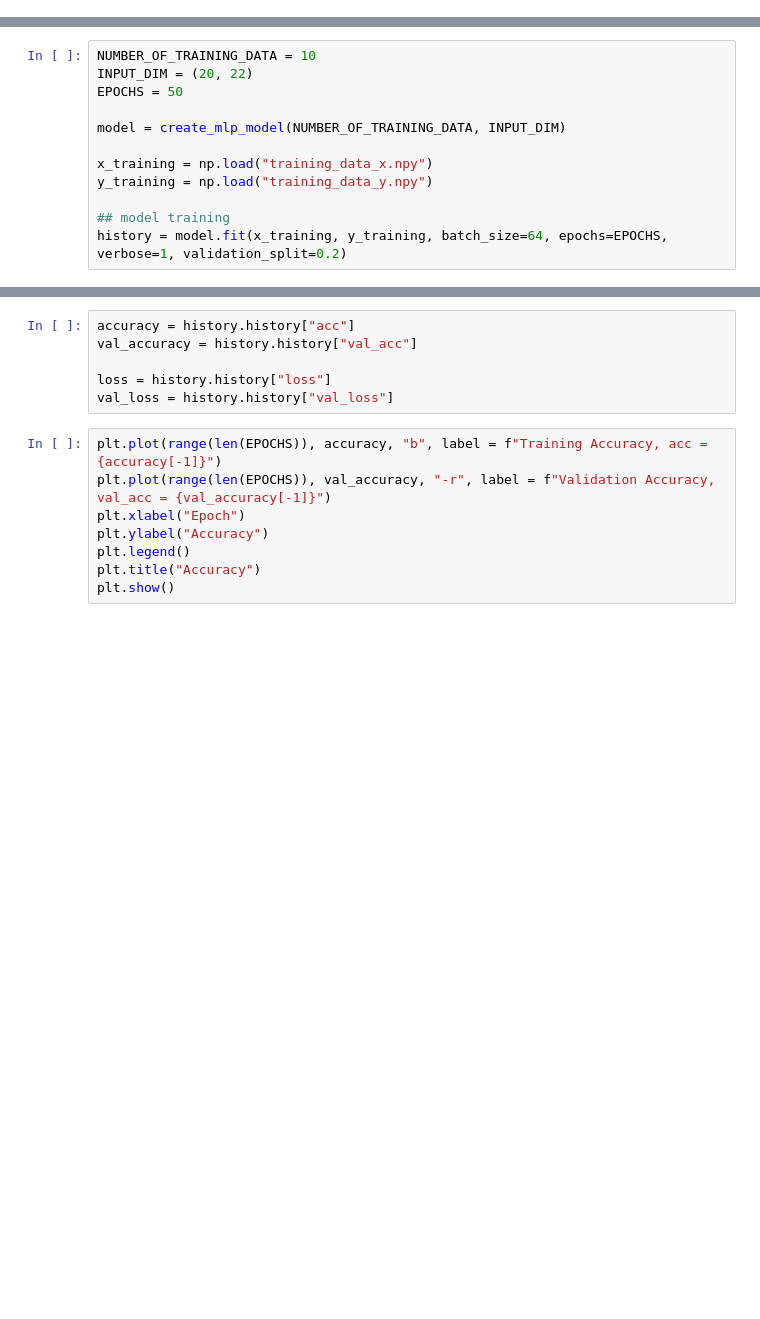
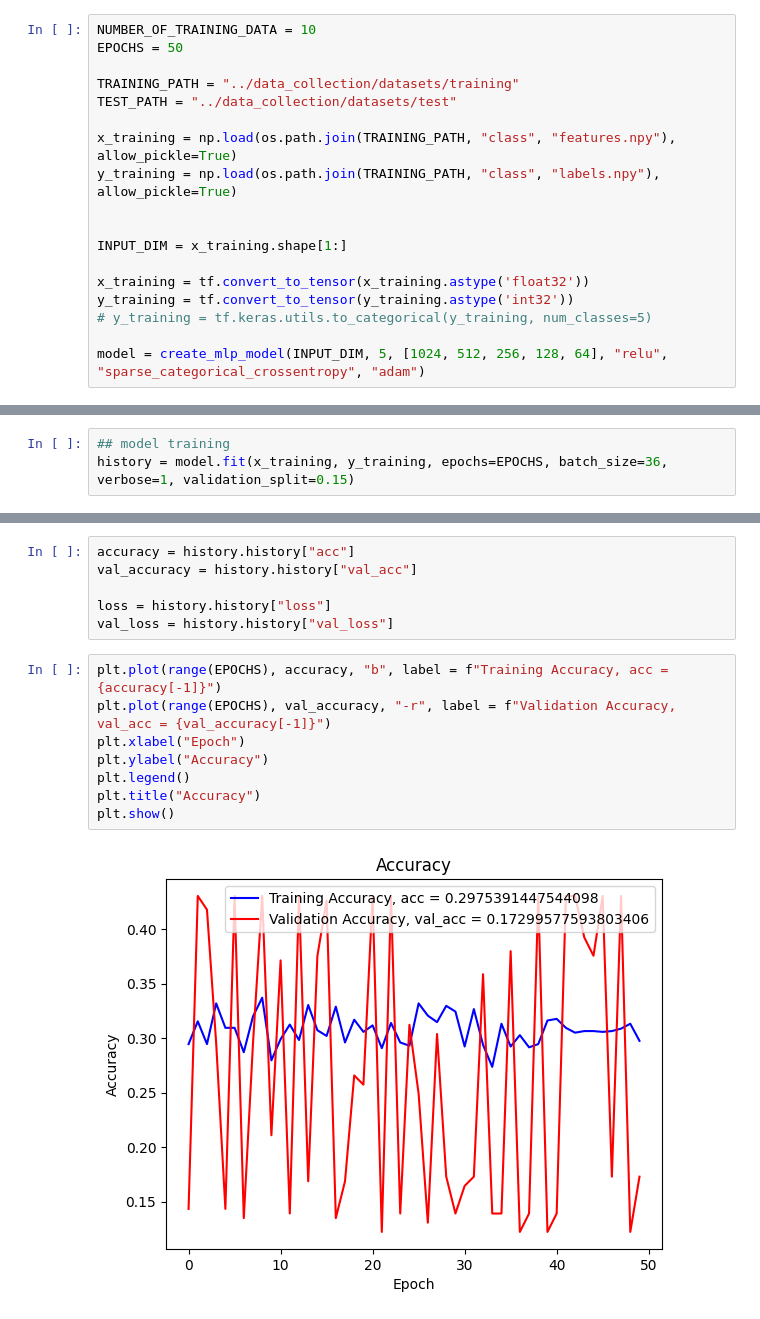
Before and after one commit to okkostenko/crypto_price_prediction_starknet, a Jupyter notebook: model_training/mlp_training.ipynb, the cells around one changed output, grey strips where cells are left out. Cells and saved outputs as stored; diff of their text form; blank space fills up the shorter version.

Commit message:
new dataset and MLP training 25.05

```diff
--- a/model_training/mlp_training.ipynb
+++ b/model_training/mlp_training.ipynb
@@ -25,0 +33,18 @@ def create_mlp_model(number_of_training_data:int, input_shape:Tuple[int, int]) -
+# %%
+NUMBER_OF_TRAINING_DATA = 10
+EPOCHS = 50
+
+TRAINING_PATH = "../data_collection/datasets/training"
+TEST_PATH = "../data_collection/datasets/test"
+
+x_training = np.load(os.path.join(TRAINING_PATH, "class", "features.npy"), allow_pickle=True)
+y_training = np.load(os.path.join(TRAINING_PATH, "class", "labels.npy"), allow_pickle=True)
+
+
+INPUT_DIM = x_training.shape[1:]
+
+x_training = tf.convert_to_tensor(x_training.astype('float32'))
+y_training = tf.convert_to_tensor(y_training.astype('int32'))
+# y_training = tf.keras.utils.to_categorical(y_training, num_classes=5)
+
+model = create_mlp_model(INPUT_DIM, 5, [1024, 512, 256, 128, 64], "relu", "sparse_categorical_crossentropy", "adam")
@@ -26,12 +75,3 @@ def create_mlp_model(number_of_training_data:int, input_shape:Tuple[int, int]) -
 # %%
-NUMBER_OF_TRAINING_DATA = 10
-INPUT_DIM = (20, 22)
-EPOCHS = 50
-
-model = create_mlp_model(NUMBER_OF_TRAINING_DATA, INPUT_DIM)
-
-x_training = np.load("training_data_x.npy")
-y_training = np.load("training_data_y.npy")
-
 ## model training
-history = model.fit(x_training, y_training, batch_size=64, epochs=EPOCHS, verbose=1, validation_split=0.2)
+history = model.fit(x_training, y_training, epochs=EPOCHS, batch_size=36, verbose=1, validation_split=0.15)
@@ -42,11 +121,13 @@ val_accuracy = history.history["val_acc"]
 loss = history.history["loss"]
 val_loss = history.history["val_loss"]
 # %%
-plt.plot(range(len(EPOCHS)), accuracy, "b", label = f"Training Accuracy, acc = {accuracy[-1]}")
-plt.plot(range(len(EPOCHS)), val_accuracy, "-r", label = f"Validation Accuracy, val_acc = {val_accuracy[-1]}")
+plt.plot(range(EPOCHS), accuracy, "b", label = f"Training Accuracy, acc = {accuracy[-1]}")
+plt.plot(range(EPOCHS), val_accuracy, "-r", label = f"Validation Accuracy, val_acc = {val_accuracy[-1]}")
 plt.xlabel("Epoch")
 plt.ylabel("Accuracy")
 plt.legend()
 plt.title("Accuracy")
 plt.show()
+# %% [output]
+[figure, added]
 # %%
```
Also changed, not shown: parts of 19 cells of this notebook, 24 other files.
